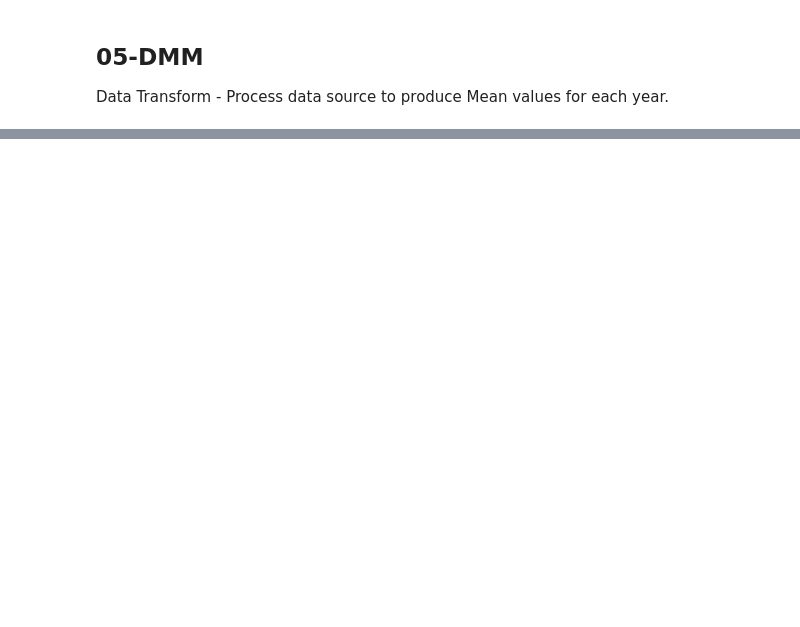
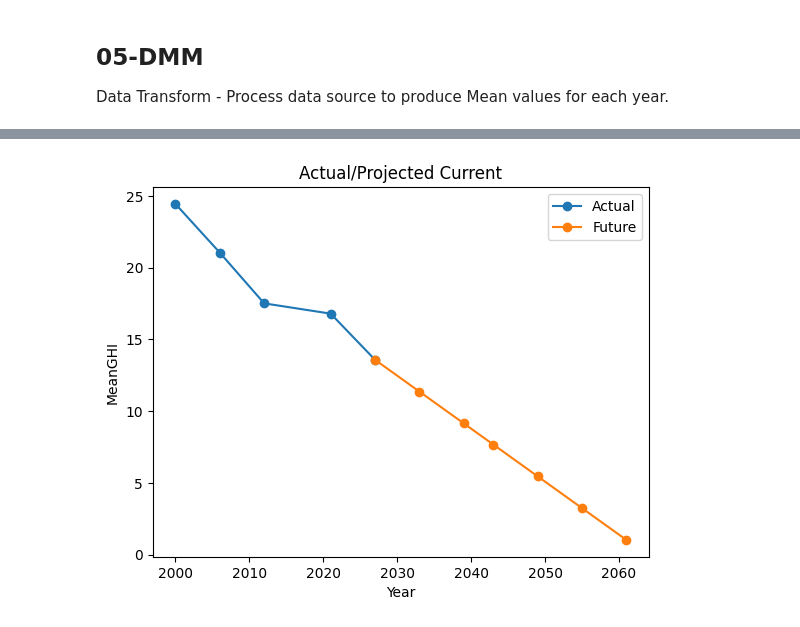
Before and after one commit to silonetapps/INFOSYS722-I4-BDAS, a Jupyter notebook: Iteration 4 BDAS.ipynb, the cells around one changed output, grey strips where cells are left out. Saved outputs shown, nothing was run; the diff lists cells and outputs as text; code cells hidden in the pictures; blank space fills up the shorter version.

```diff
--- a/Iteration 4 BDAS.ipynb
+++ b/Iteration 4 BDAS.ipynb
@@ -285,0 +142,92 @@ predictions.head(1)
+# %%
+## Data Graphs - Actual/Future
+
+#  Run preduction from full instances collected
+df2 = spark.sql("Select Year, MeanGHI from df_Table order by Year limit 4")
+
+X = np.array(df2.select("Year").collect())
+Y = np.array(df2.select("MeanGHI").collect())
+
+reg = LinearRegression().fit(X, Y)
+reg.score(X, Y)
+reg.coef_
+reg.intercept_
+# Kept adding a year on and rerunning until the value reached/past Zero.
+predict_years = [ [2027], [2033], [2039], [2043], [2049], [2055], [2061] ]
+future = reg.predict(np.array(predict_years))
+#print("Future predictions are %s" % (future))
+
+plotYears = X
+plotMeanGHI = Y
+#print("xxxx")
+#print(plotYears)
+#print(plotMeanGHI)
+#print("xxxx")
+
+columns = ["Year", "MeanGHI"]
+plt_future = df2
+plt_1st=plt_future.select("MeanGHI").toPandas().unstack()
+
+x = 4
+while x<11:
+    plt_1st.loc['MeanGHI', x]=0
+    x += 1
+
+new_data = np.column_stack((predict_years, future))
+new_row = spark.createDataFrame(new_data.tolist(), schema=columns)
+plt_2nd=new_row.select("MeanGHI")
+plt_2nd = plt_2nd.toPandas().unstack()
+
+#  Init lower part of dataframe first
+x = 7
+while x<11:
+    #print("Init: %s" % (x))
+    plt_2nd.loc['MeanGHI', x]=0
+    x += 1
+
+# Rearrange dataframe
+x = 10
+while x>-1:
+    #print("Rearrange: %s" % (x))
+    if x<4:
+        plt_2nd.loc['MeanGHI',x]=0
+    else:
+        plt_2nd.loc['MeanGHI',x]=plt_2nd.loc['MeanGHI',(x-4)]
+        #print("Value: %s" % (plt_2nd.loc['MeanGHI',(x-4)]))
+    x -= 1
+
+# Cross over point
+plt_1st.loc['MeanGHI',4]=plt_2nd.loc['MeanGHI',4]
+
+plt_future = plt_future.union(new_row)
+
+#print("....")
+#new_row.printSchema()
+#new_row.show(truncate=False)
+#plt_future.printSchema()
+#plt_future.show(truncate=False)
+#print("....")
+
+## Plot Initial MeanGHI data
+#plt_future.show()
+plt_df2=plt_future.toPandas()
+
+#  Convert to series
+plt_1st = plt_1st['MeanGHI']
+plt_2nd = plt_2nd['MeanGHI']
+#print("plt_1st")
+#print(plt_1st)
+#print("plt_2nd")
+#print(plt_2nd)
+
+df5 = pd.DataFrame({'Actual': plt_1st.values,
+                    'Future': plt_2nd.values},
+                    index=[ 2000, 2006, 2012, 2021, 2027, 2033, 2039, 2043, 2049, 2055, 2061 ])
+
+
+df5 = df5.replace(0, None)
+
+#print(df5)
+
+df5.plot(kind='line', title="Actual/Projected Current", linestyle="solid", marker="o", xlabel='Year', ylabel='MeanGHI')
+# %% [output]
@@ -285,0 +235 @@ predictions.head(1)
+[figure, added]
```
Also changed, not shown: parts of 26 cells of this notebook.
